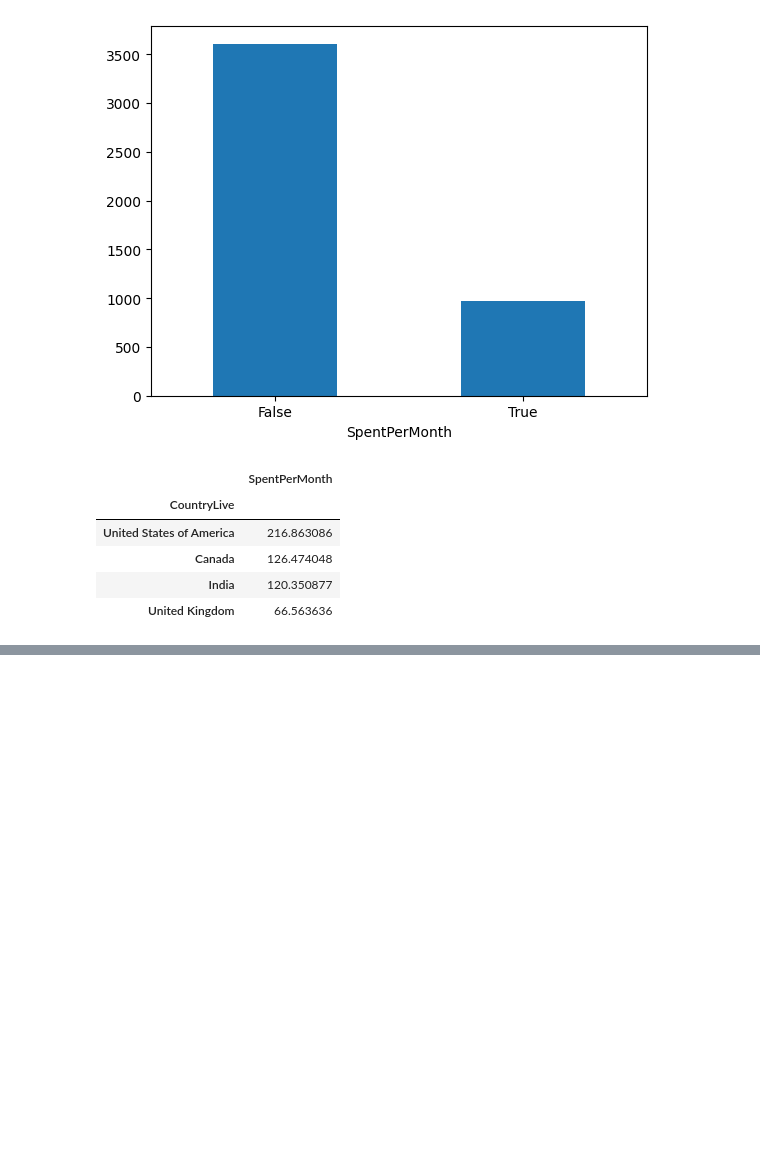
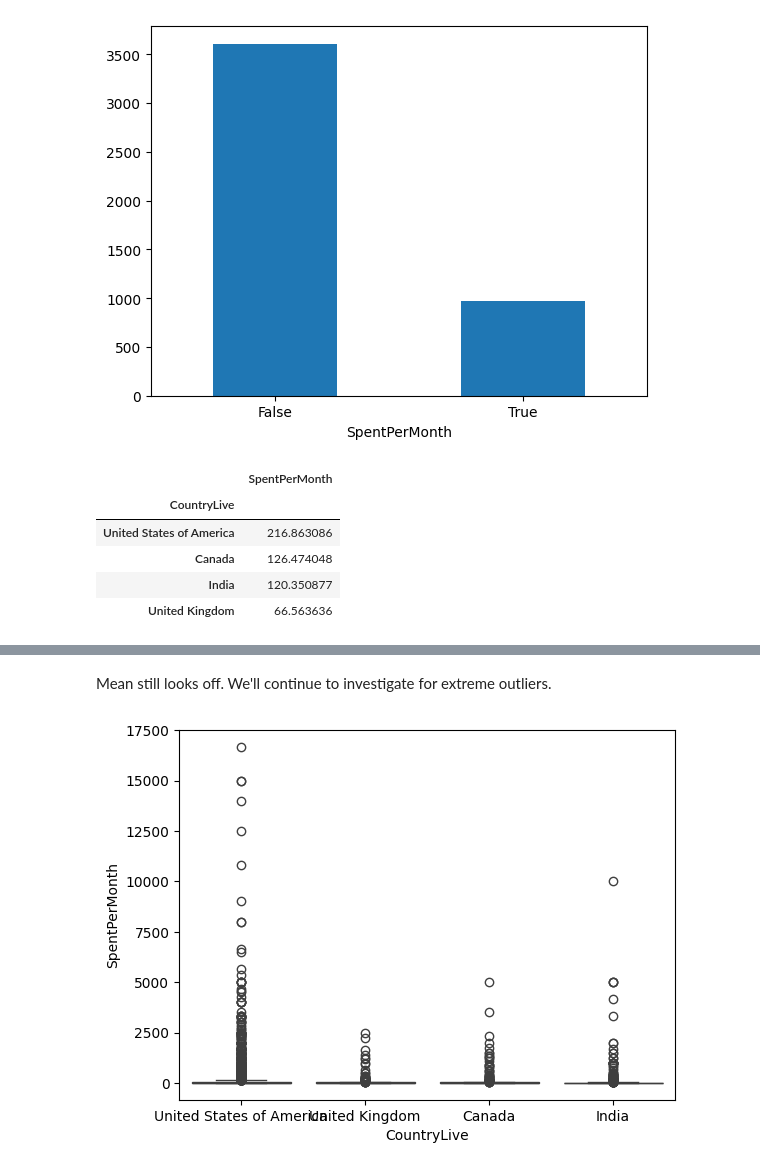
Before and after one commit to shree131/best-market-to-advertise-case_study, a Jupyter notebook: Best_Market_Analysis_Report.ipynb, the cells around one changed output, grey strips where cells are left out. Saved outputs shown, nothing was run; the diff lists cells and outputs as text; code cells hidden in the pictures; blank space fills up the shorter version.

Commit message:
Eliminated Outliers

```diff
--- a/Best_Market_Analysis_Report.ipynb
+++ b/Best_Market_Analysis_Report.ipynb
@@ -585,0 +613,7 @@ Among the four English-speaking countries where most of the participants reside
+# %%
+# Get rid of potential outlier
+learning_one_plus_month = learning_one_plus_month[learning_one_plus_month['SpentPerMonth'] < 20000]
+
+country_avergae_spending = learning_one_plus_month.pivot_table(values='SpentPerMonth', index='CountryLive', aggfunc='mean')
+
+country_avergae_spending.sort_values(by='SpentPerMonth', ascending=False)
@@ -585,0 +627,10 @@ Among the four English-speaking countries where most of the participants reside
+# %% [markdown]
+Mean still looks off. We'll continue to investigate for extreme outliers.
+# %%
+# Plot a barplot
+
+sns.boxplot(data=learning_one_plus_month, x='CountryLive', y='SpentPerMonth')
+
+plt.show();
+# %% [output]
+[figure, added]
```
Also changed, not shown: parts of 25 cells of this notebook.
